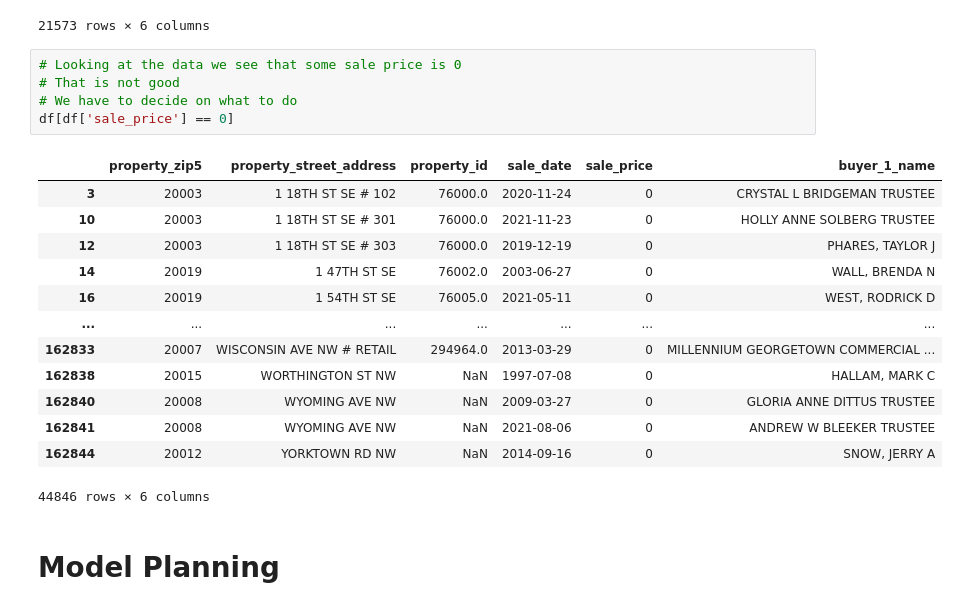
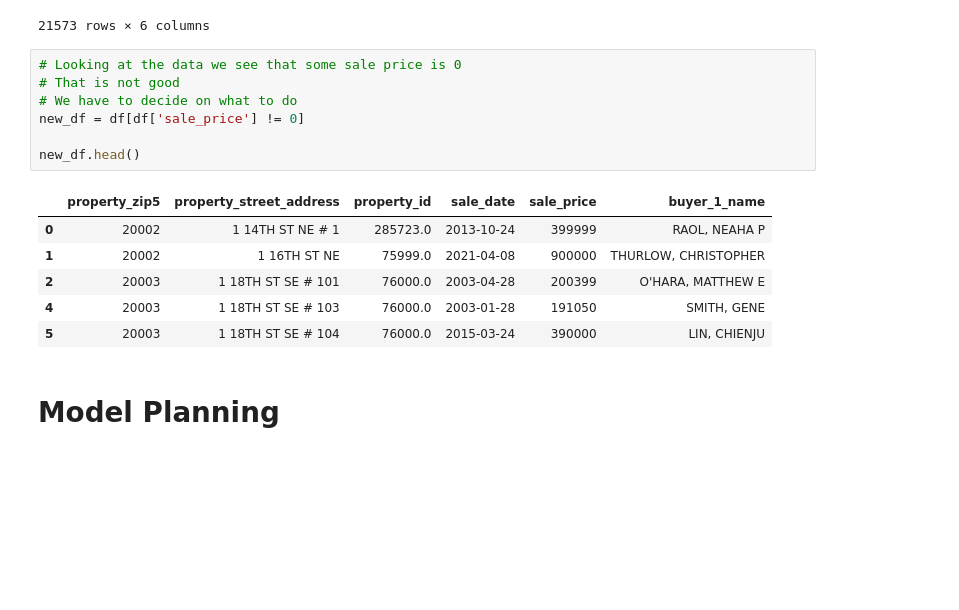
Before and after one commit to sierraperezdavid31/CIS9650-DC-Sales, a Jupyter notebook: Group_Project_15.ipynb, the cells around one changed output. Saved outputs shown, nothing was run; the diff lists cells and outputs as text; blank space fills up the shorter version.

```diff
--- a/Group_Project_15.ipynb
+++ b/Group_Project_15.ipynb
@@ -206,22 +206,17 @@ df[df['property_id'].isnull()]
 # %%
 # Looking at the data we see that some sale price is 0
 # That is not good
 # We have to decide on what to do
-df[df['sale_price'] == 0]
+new_df = df[df['sale_price'] != 0]
+
+new_df.head()
 # %% [output]
 |  | property_zip5 | property_street_address | property_id | sale_date | sale_price | buyer_1_name |
-| 3 | 20003 | 1 18TH ST SE # 102 | 76000.0 | 2020-11-24 | 0 | CRYSTAL L BRIDGEMAN TRUSTEE |
-| 10 | 20003 | 1 18TH ST SE # 301 | 76000.0 | 2021-11-23 | 0 | HOLLY ANNE SOLBERG TRUSTEE |
-| 12 | 20003 | 1 18TH ST SE # 303 | 76000.0 | 2019-12-19 | 0 | PHARES, TAYLOR J |
-| 14 | 20019 | 1 47TH ST SE | 76002.0 | 2003-06-27 | 0 | WALL, BRENDA N |
-| 16 | 20019 | 1 54TH ST SE | 76005.0 | 2021-05-11 | 0 | WEST, RODRICK D |
-| ... | ... | ... | ... | ... | ... | ... |
-| 162833 | 20007 | WISCONSIN AVE NW # RETAIL | 294964.0 | 2013-03-29 | 0 | MILLENNIUM GEORGETOWN COMMERCIAL ... |
-| 162838 | 20015 | WORTHINGTON ST NW | NaN | 1997-07-08 | 0 | HALLAM, MARK C |
-| 162840 | 20008 | WYOMING AVE NW | NaN | 2009-03-27 | 0 | GLORIA ANNE DITTUS TRUSTEE |
-| 162841 | 20008 | WYOMING AVE NW | NaN | 2021-08-06 | 0 | ANDREW W BLEEKER TRUSTEE |
-| 162844 | 20012 | YORKTOWN RD NW | NaN | 2014-09-16 | 0 | SNOW, JERRY A |
+| 0 | 20002 | 1 14TH ST NE # 1 | 285723.0 | 2013-10-24 | 399999 | RAOL, NEAHA P |
+| 1 | 20002 | 1 16TH ST NE | 75999.0 | 2021-04-08 | 900000 | THURLOW, CHRISTOPHER |
+| 2 | 20003 | 1 18TH ST SE # 101 | 76000.0 | 2003-04-28 | 200399 | O'HARA, MATTHEW E |
+| 4 | 20003 | 1 18TH ST SE # 103 | 76000.0 | 2003-01-28 | 191050 | SMITH, GENE |
+| 5 | 20003 | 1 18TH ST SE # 104 | 76000.0 | 2015-03-24 | 390000 | LIN, CHIENJU |
-44846 rows × 6 columns
 # %% [markdown]
 # Model Planning
 # %% [markdown]
```
Also changed, not shown: parts of 7 cells of this notebook.
